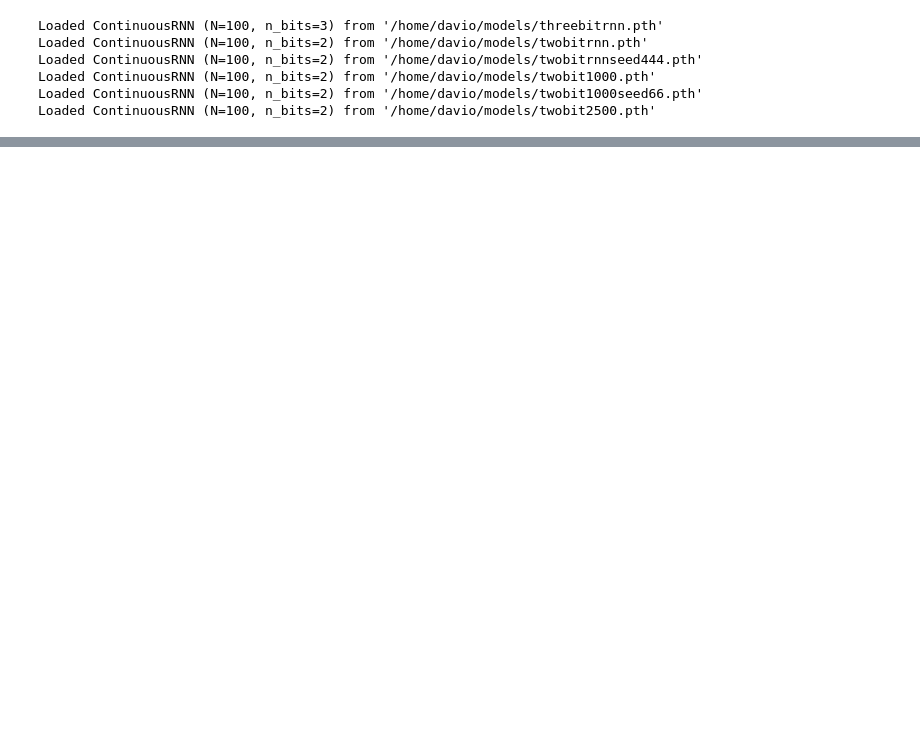
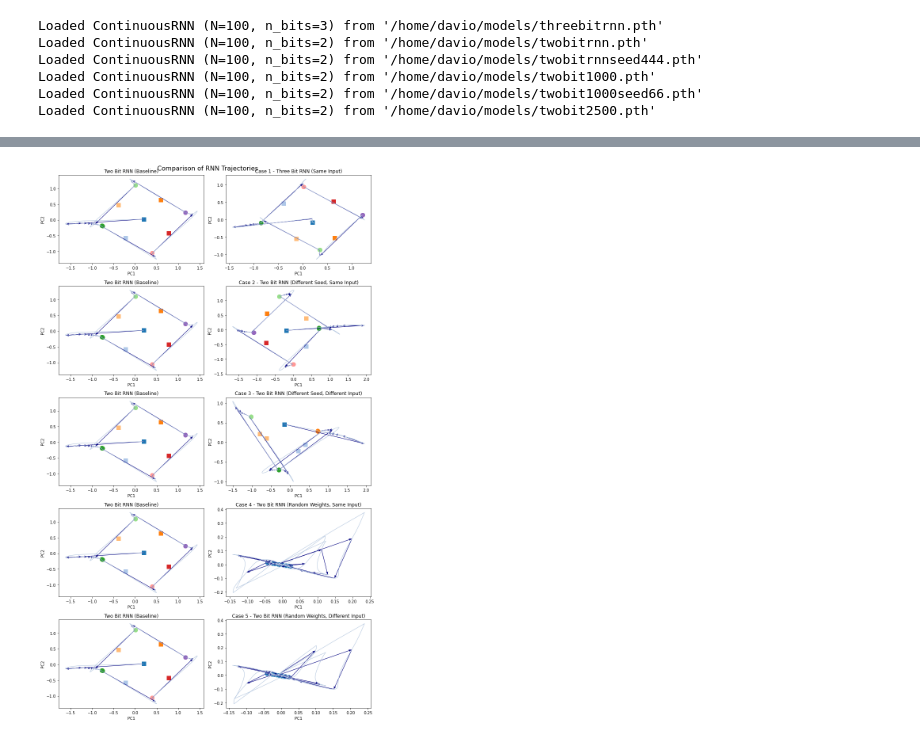
Before and after one commit to walligot/don_thesis, a Jupyter notebook: dsa_2.ipynb, the cells around one changed output, grey strips where cells are left out. Saved outputs shown, nothing was run; the diff lists cells and outputs as text; code cells hidden in the pictures; blank space fills up the shorter version.

```diff
--- a/dsa_2.ipynb
+++ b/dsa_2.ipynb
@@ -513,0 +558,30 @@ Evaluation Loss: 0.26217, Sign Acc: 90.50%
+# %%
+full_square = [
+        [+1, +1],  # initial state
+        [-1, +1],
+        [-1, -1],
+        [+1, -1],
+        [+1, +1]   # close the loop
+    ]
+half_square = [
+        [+1, +1],  # initial state
+        [-1, +1],
+        [-1, -1],
+        [-1, +1],
+        [+1, +1]   # close the loop
+    ]
+
+models_col_1 = [threebitrnn, twobitrnnseed444, twobitrnnseed444, twobitallrandom, twobitallrandom]
+col_1_titles = ["Case 1 - Three Bit RNN (Same Input)",
+                "Case 2 - Two Bit RNN (Different Seed, Same Input)",
+                "Case 3 - Two Bit RNN (Different Seed, Different Input)",
+                "Case 4 - Two Bit RNN (Random Weights, Same Input)",
+                "Case 5 - Two Bit RNN (Random Weights, Different Input)",
+                ]
+input_transitions_list = [full_square, full_square, half_square, full_square, half_square]
+
+overall_title = "Comparison of RNN Trajectories"
+
+plot_multiple_trajectories(twobitrnn, models_col_1, col_1_titles, input_transitions_list, overall_title)
+# %% [output]
+[figure, added]
```
Also changed, not shown: parts of 14 cells of this notebook, 1 other file.
